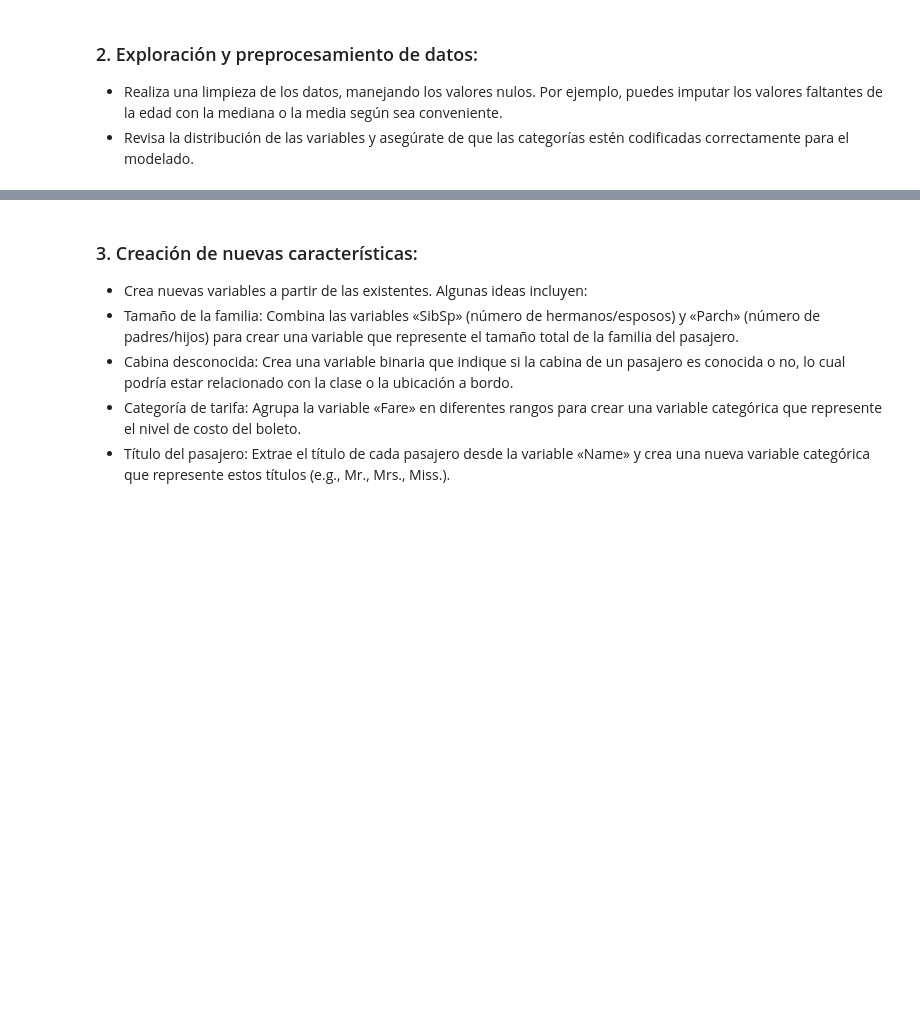
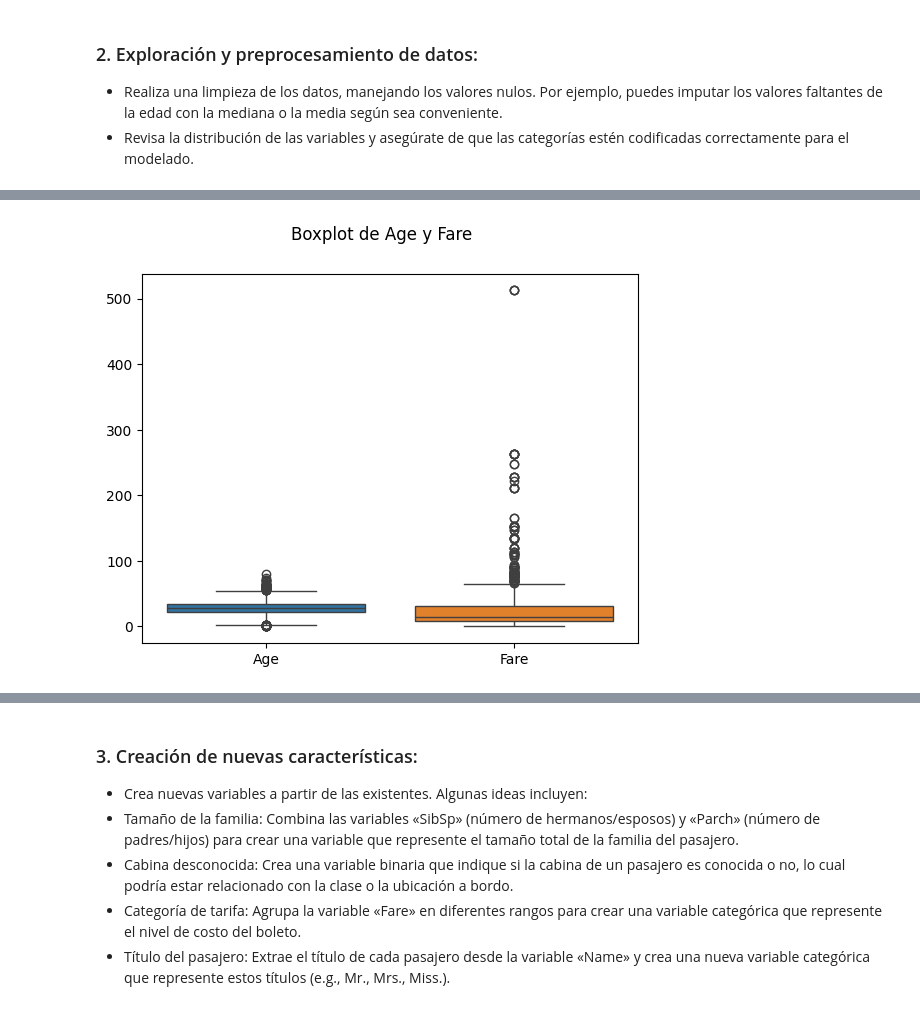
Before and after one commit to CesarVelgo/Advanced_ML, a Jupyter notebook: notebook/core3.ipynb, the cells around one changed output, grey strips where cells are left out. Saved outputs shown, nothing was run; the diff lists cells and outputs as text; code cells hidden in the pictures; blank space fills up the shorter version.

```diff
--- a/notebook/core3.ipynb
+++ b/notebook/core3.ipynb
@@ -94,0 +151,7 @@ plt.show()
+# %%
+df['Pclass'] = df['Pclass'].astype('category') # convertimos la columna 'Pclass' a tipo 'category'
+sns.boxplot(data=df[['Age', 'Fare']]) # generamos un boxplot para visualizar la distribución de 'Age' y 'Fare'
+plt.suptitle('Boxplot de Age y Fare') # añadimos un título al boxplot
+plt.show() # mostramos el boxplot
+# %% [output]
+[figure, added]
```
Also changed, not shown: parts of 30 cells of this notebook, 5 other files.
